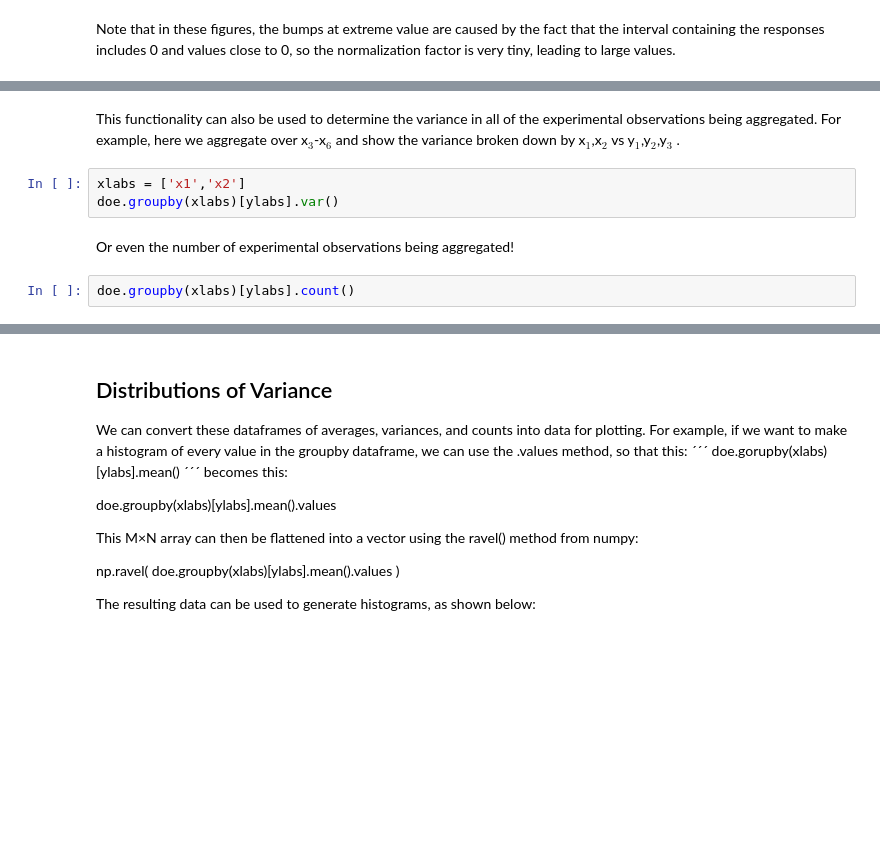
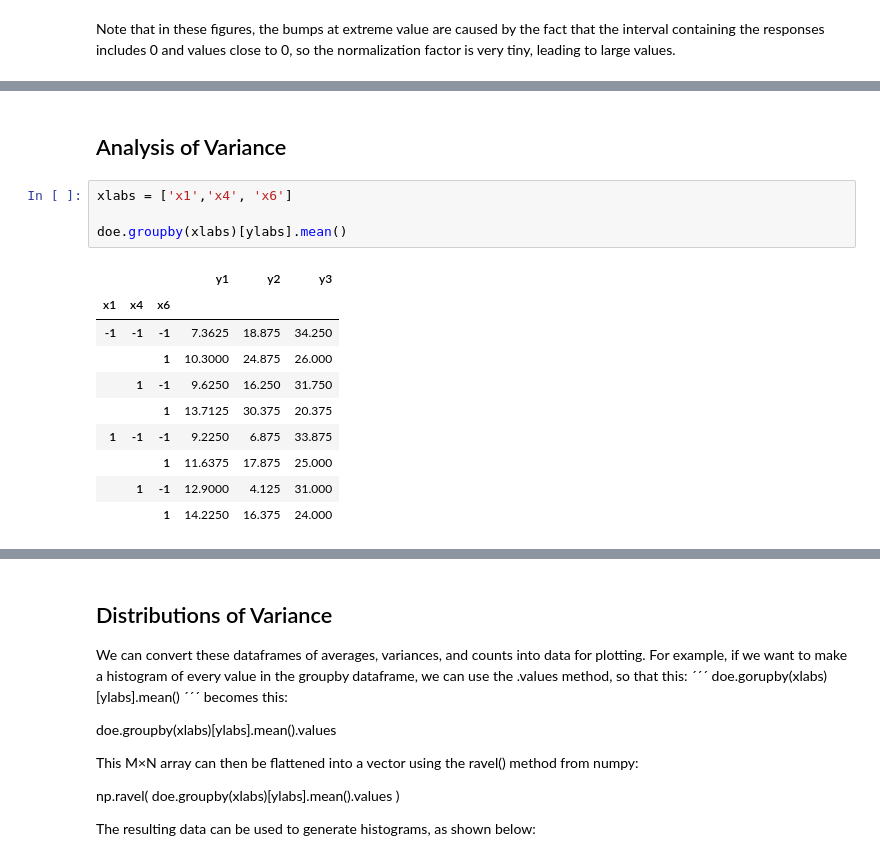
Before and after one commit to Teoroo-CMC/DoE_Course_Material, a Jupyter notebook: Week_2/Workshop_5/Jupyter-notebooks/2-6factor-more_analysis_data_from_book.ipynb, the cells around one changed output, grey strips where cells are left out. Saved outputs shown, nothing was run; the diff lists cells and outputs as text; blank space fills up the shorter version.

```diff
--- a/Week_2/Workshop_5/Jupyter-notebooks/2-6factor-more_analysis_data_from_book.ipynb
+++ b/Week_2/Workshop_5/Jupyter-notebooks/2-6factor-more_analysis_data_from_book.ipynb
@@ -197,11 +266,17 @@ doe.groupby(xlabs)[ylabs].mean()
-# %% [markdown]
-This functionality can also be used to determine the variance in all of the experimental observations being aggregated. For example, here we aggregate over  x$_3$-x$_6$ and show the variance broken down by  x$_1$,x$_2$
-  vs  y$_1$,y$_2$,y$_3$
- .
-# %%
-xlabs = ['x1','x2']
-doe.groupby(xlabs)[ylabs].var()
-# %% [markdown]
-Or even the number of experimental observations being aggregated!
-# %%
-doe.groupby(xlabs)[ylabs].count()
+# %% [markdown]
+## Analysis of Variance
+# %%
+xlabs = ['x1','x4', 'x6']
+
+doe.groupby(xlabs)[ylabs].mean()
+# %% [output]
+|  |  |  | y1 | y2 | y3 |
+| x1 | x4 | x6 |  |  |  |
+| -1 | -1 | -1 | 7.3625 | 18.875 | 34.250 |
+|  |  | 1 | 10.3000 | 24.875 | 26.000 |
+|  | 1 | -1 | 9.6250 | 16.250 | 31.750 |
+|  |  | 1 | 13.7125 | 30.375 | 20.375 |
+| 1 | -1 | -1 | 9.2250 | 6.875 | 33.875 |
+|  |  | 1 | 11.6375 | 17.875 | 25.000 |
+|  | 1 | -1 | 12.9000 | 4.125 | 31.000 |
+|  |  | 1 | 14.2250 | 16.375 | 24.000 |
```
Also changed, not shown: parts of 20 cells of this notebook, 3 other files.
